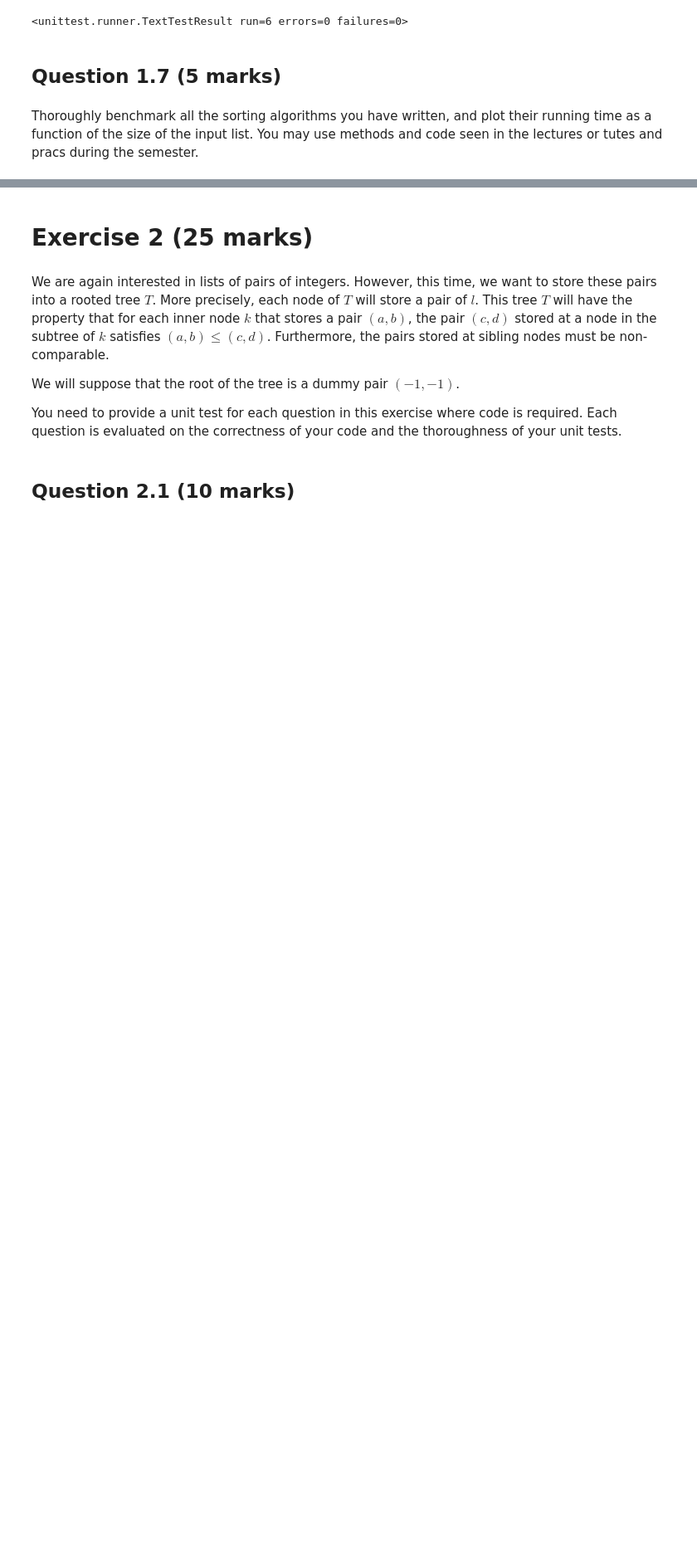
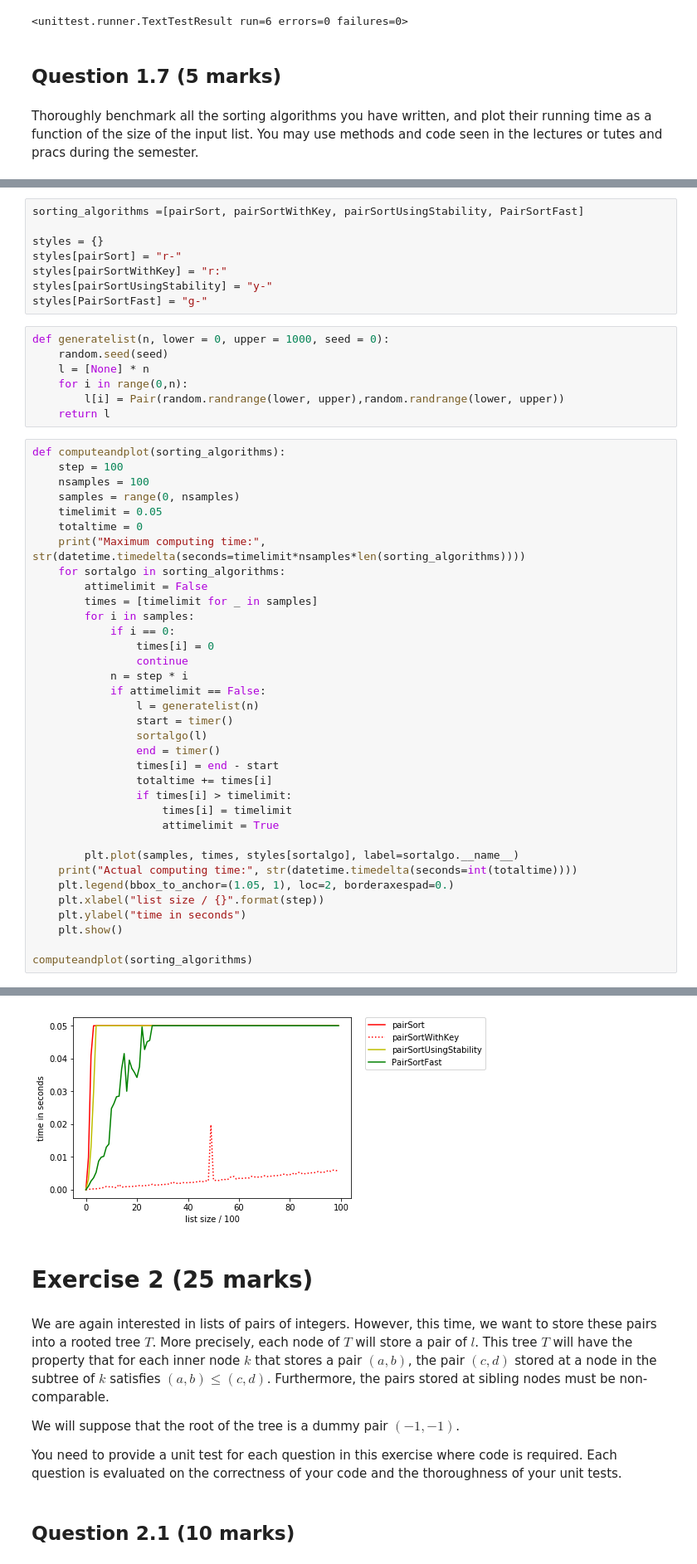
Before and after one commit to HCMY/-, a Jupyter notebook: Algorithm/Work.ipynb, the cells around one changed output, grey strips where cells are left out. Shown at 83% size. Drawn from its saved outputs; the diff is of its cells as text; blank space fills up the shorter version.

```diff
--- a/Algorithm/Work.ipynb
+++ b/Algorithm/Work.ipynb
@@ -489,0 +429,51 @@ plt.show()
+# %%
+sorting_algorithms =[pairSort, pairSortWithKey, pairSortUsingStability, PairSortFast]
+
+styles = {}
+styles[pairSort] = "r-"
+styles[pairSortWithKey] = "r:"
+styles[pairSortUsingStability] = "y-"
+styles[PairSortFast] = "g-"
+# %%
+def generatelist(n, lower = 0, upper = 1000, seed = 0):
+    random.seed(seed)
+    l = [None] * n
+    for i in range(0,n):
+        l[i] = Pair(random.randrange(lower, upper),random.randrange(lower, upper))
+    return l
+# %%
+def computeandplot(sorting_algorithms):
+    step = 100
+    nsamples = 100
+    samples = range(0, nsamples)
+    timelimit = 0.05
+    totaltime = 0
+    print("Maximum computing time:", str(datetime.timedelta(seconds=timelimit*nsamples*len(sorting_algorithms))))
+    for sortalgo in sorting_algorithms:
+        attimelimit = False
+        times = [timelimit for _ in samples]
+        for i in samples:
+            if i == 0:
+                times[i] = 0
+                continue
+            n = step * i
+            if attimelimit == False:
+                l = generatelist(n)
+                start = timer()
+                sortalgo(l)
+                end = timer()
+                times[i] = end - start
+                totaltime += times[i]
+                if times[i] > timelimit:
+                    times[i] = timelimit
+                    attimelimit = True
+
+        plt.plot(samples, times, styles[sortalgo], label=sortalgo.__name__)
+    print("Actual computing time:", str(datetime.timedelta(seconds=int(totaltime))))
+    plt.legend(bbox_to_anchor=(1.05, 1), loc=2, borderaxespad=0.)
+    plt.xlabel("list size / {}".format(step))
+    plt.ylabel("time in seconds")
+    plt.show()
+
+computeandplot(sorting_algorithms)
+# %% [output]
@@ -490,3 +482,4 @@ plt.show()
+[figure, added]
 # %% [markdown]
 # Exercise 2 (25 marks)
 # %% [markdown]
```
Also changed, not shown: parts of 12 cells of this notebook.
